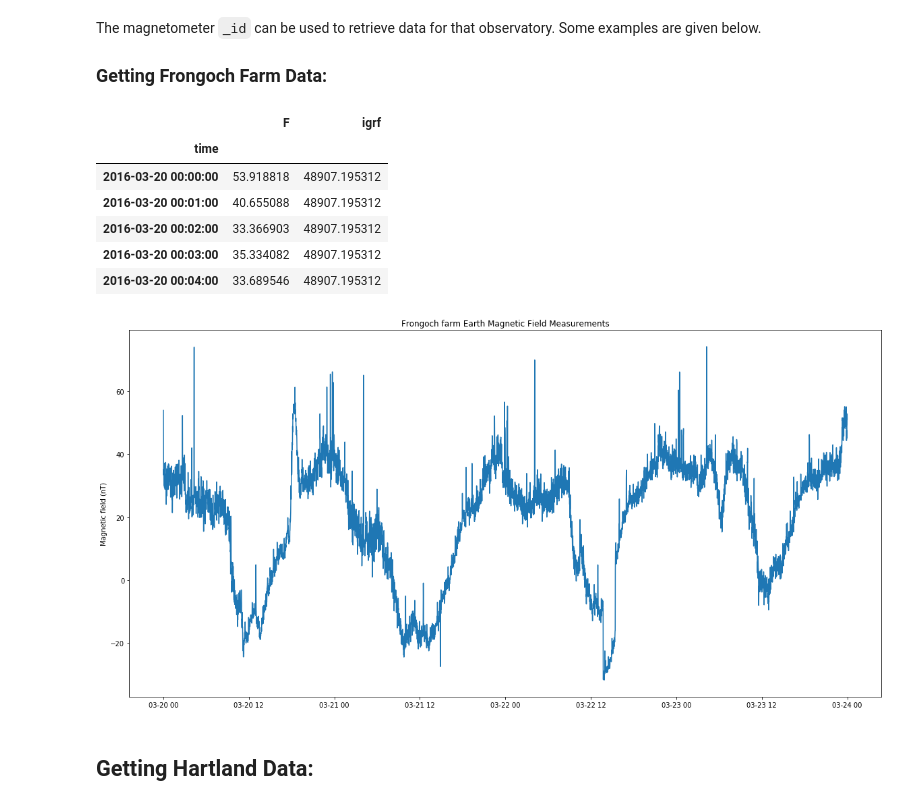
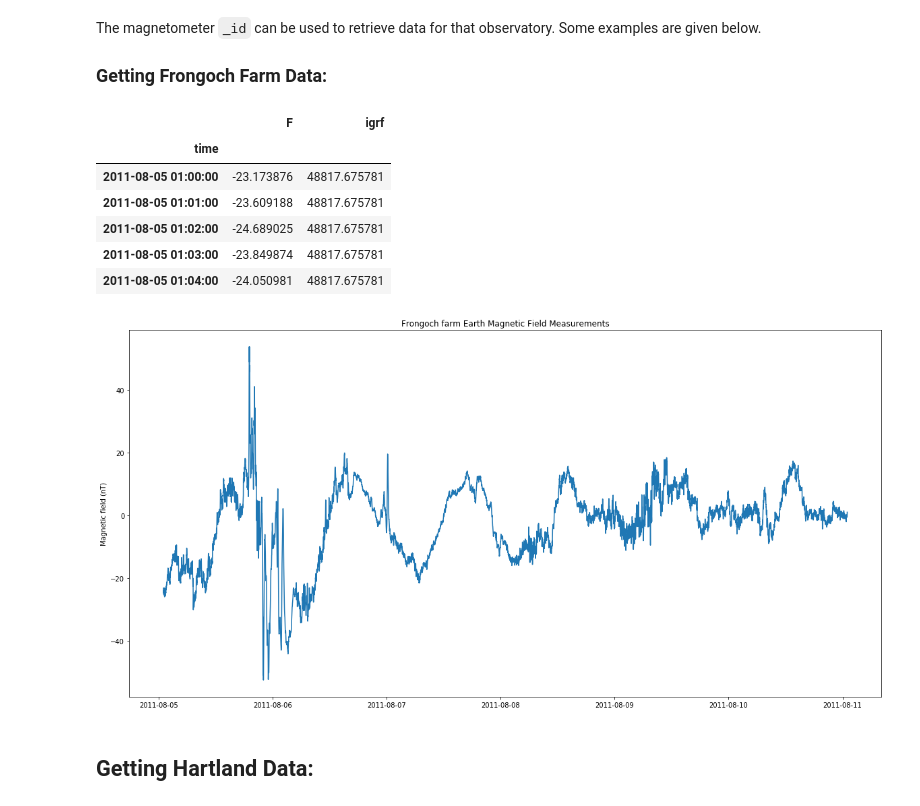
Before and after one commit to Jammyjamjamman/Magnetometer_data_server, a Jupyter notebook: client_interface/Getting_Magnetometer_Data.ipynb, the cells around one changed output. Drawn from its saved outputs; the diff is of its cells as text; code cells hidden in the pictures.

```diff
--- a/client_interface/Getting_Magnetometer_Data.ipynb
+++ b/client_interface/Getting_Magnetometer_Data.ipynb
@@ -53,42 +53,42 @@ dat_url = 'http://localhost:5000/mag_dat'
 # endtime: the endtime of the sensor data we want.
 #
 # Note: the times need to be in POSIX time.
 # This can be obtained by converting a datestring e.g. "2016-03-20 00:00:00"
 # into a pandas timestamp, then using the timestamp() method to get the time
 # as a POSIX time number.
 payload = {"sensor_id": "frg_single_fgm3",
-           "starttime": int(pd.Timestamp("2016-03-20 00:00:00").timestamp()),
-           "endtime": int(pd.Timestamp("2016-03-23 23:59:00").timestamp())
+           "starttime": int(pd.Timestamp("2011-08-05 00:00:00").timestamp()),
+           "endtime": int(pd.Timestamp("2011-08-10 23:59:00").timestamp())
          }
 
 # Request the data from the web
 r = requests.get(dat_url, params=payload)
 # Check the request was recieved
 if r.status_code == requests.codes.ok:
     # read the response into a pandas dataframe.
     # Note: pd.read_csv() expects a file or a buffer, but the response
     # is text. Therefore, read string into a stringIO buffer.
     frg_dat = pd.read_csv(io.StringIO(r.text), parse_dates=True, index_col="time")
     # View data.
     display(frg_dat.head())
     # Plot the data.
     plt.figure(figsize=(20,10))
     # remove huge spikes in the magnetometer data before plotting.
-    frg_dat_valid = frg_dat.loc[frg_dat["F"] > -200]
+    frg_dat_valid = frg_dat.loc[(frg_dat["F"] > -100) & (frg_dat["F"] < 100)]
     plt.title("Frongoch farm Earth Magnetic Field Measurements")
     plt.ylabel("Magnetic field (nT)")
     plt.plot(frg_dat_valid.index, frg_dat_valid["F"])
 else:
     print("Failed to get data!")
 # %% [output]
 |  | F | igrf |
 | time |  |  |
-| 2016-03-20 00:00:00 | 53.918818 | 48907.195312 |
-| 2016-03-20 00:01:00 | 40.655088 | 48907.195312 |
-| 2016-03-20 00:02:00 | 33.366903 | 48907.195312 |
-| 2016-03-20 00:03:00 | 35.334082 | 48907.195312 |
-| 2016-03-20 00:04:00 | 33.689546 | 48907.195312 |
+| 2011-08-05 01:00:00 | -23.173876 | 48817.675781 |
+| 2011-08-05 01:01:00 | -23.609188 | 48817.675781 |
+| 2011-08-05 01:02:00 | -24.689025 | 48817.675781 |
+| 2011-08-05 01:03:00 | -23.849874 | 48817.675781 |
+| 2011-08-05 01:04:00 | -24.050981 | 48817.675781 |
-[figure, old version]
+[figure, new version]
 # %% [markdown]
 ## Getting Hartland Data:
 # %%
```
Also changed, not shown: parts of 2 cells of this notebook, 4 other files.
